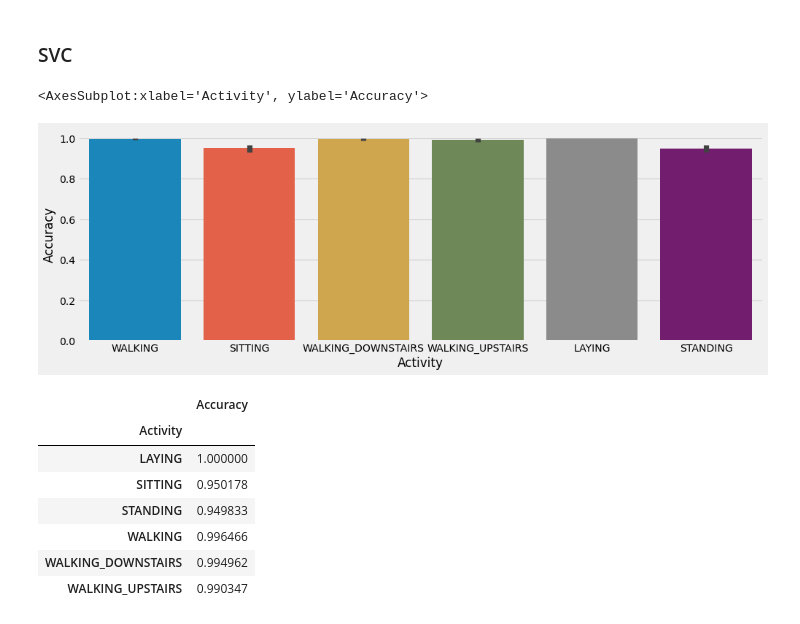
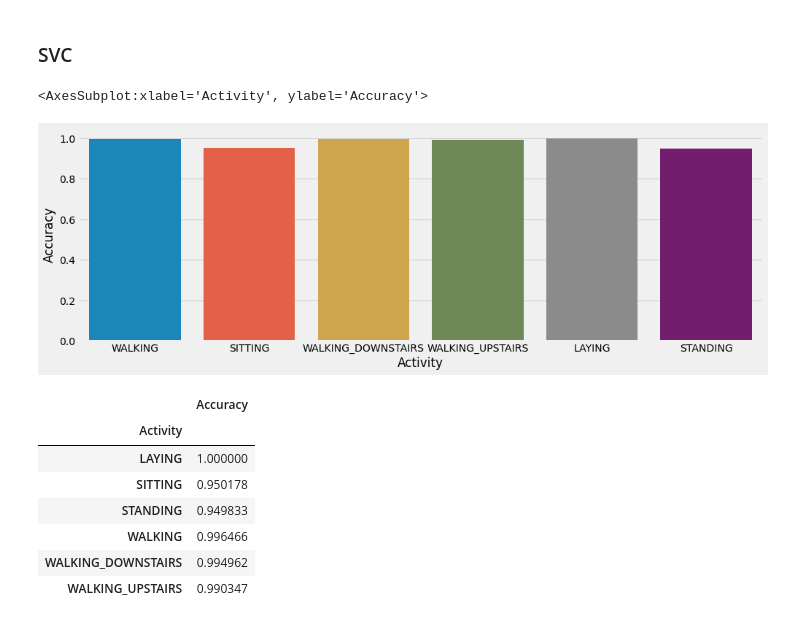
Before and after one commit to TheAndreyy/Hamsterbusters, a Jupyter notebook: main.ipynb, the cells around one changed output. Saved outputs shown, nothing was run; the diff lists cells and outputs as text; code cells hidden in the pictures.

```diff
--- a/main.ipynb
+++ b/main.ipynb
@@ -131,14 +131,14 @@ clf = clf.fit(X_train, y_train)
 # %%
 value = pd.DataFrame(clf.predict(X_test) == y_test)
 value = value.rename(columns={'Activity': 'Accuracy',})
 value['Activity'] = y_test
 # value = value.groupby('Activity').mean()
 # value.plot.barh(color='red')
 plt.figure(figsize=(15,5))
-sns.barplot(data=value.reset_index(), x='Activity', y='Accuracy')
+sns.barplot(data=value.reset_index(), x='Activity', y='Accuracy', ci=None)
 # %% [output]
 <AxesSubplot:xlabel='Activity', ylabel='Accuracy'>
-[figure, old version]
+[figure, new version]
 # %%
 value.groupby('Activity').mean()
 # %% [output]
```
